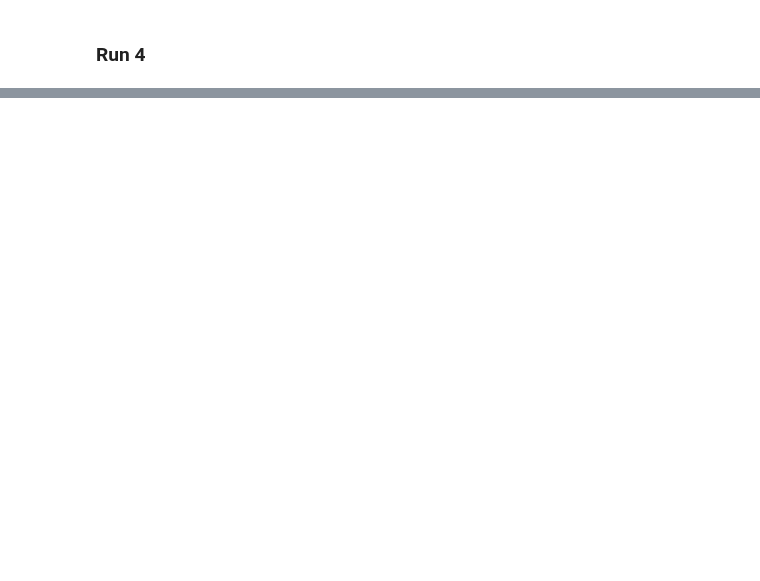
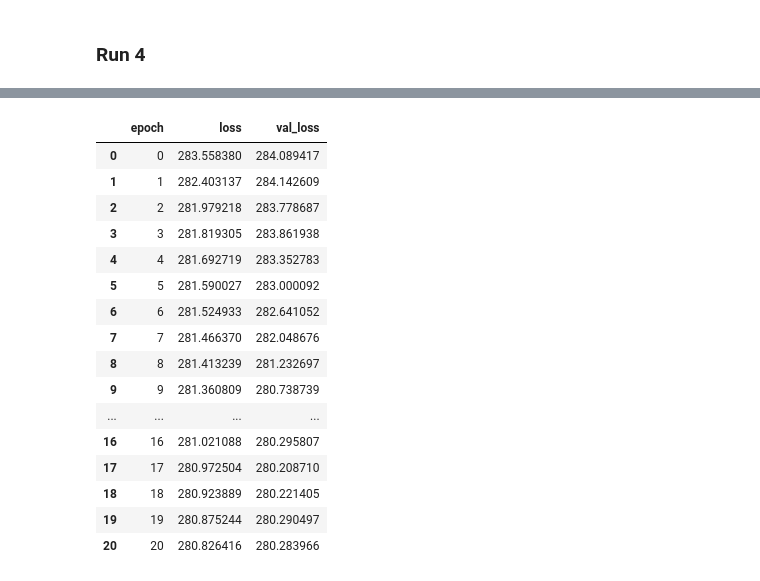
Before and after one commit to cleveryangcong/Bachelor_Thesis, a Jupyter notebook: notebooks/exploratory/2.7.1-dc-U_net_load_csv_and_test.ipynb, the cells around one changed output, grey strips where cells are left out. Saved outputs shown, nothing was run; the diff lists cells and outputs as text; code cells hidden in the pictures; blank space fills up the shorter version.

```diff
--- a/notebooks/exploratory/2.7.1-dc-U_net_load_csv_and_test.ipynb
+++ b/notebooks/exploratory/2.7.1-dc-U_net_load_csv_and_test.ipynb
@@ -216,0 +226,20 @@ df_run_4 = plot_losses(
+# %%
+df_run_5
+# %% [output]
+|  | epoch | loss | val_loss |
+| 0 | 0 | 283.558380 | 284.089417 |
+| 1 | 1 | 282.403137 | 284.142609 |
+| 2 | 2 | 281.979218 | 283.778687 |
+| 3 | 3 | 281.819305 | 283.861938 |
+| 4 | 4 | 281.692719 | 283.352783 |
+| 5 | 5 | 281.590027 | 283.000092 |
+| 6 | 6 | 281.524933 | 282.641052 |
+| 7 | 7 | 281.466370 | 282.048676 |
+| 8 | 8 | 281.413239 | 281.232697 |
+| 9 | 9 | 281.360809 | 280.738739 |
+| ... | ... | ... | ... |
+| 16 | 16 | 281.021088 | 280.295807 |
+| 17 | 17 | 280.972504 | 280.208710 |
+| 18 | 18 | 280.923889 | 280.221405 |
+| 19 | 19 | 280.875244 | 280.290497 |
+| 20 | 20 | 280.826416 | 280.283966 |
```
Also changed, not shown: parts of 5 cells of this notebook, 1 other file.
